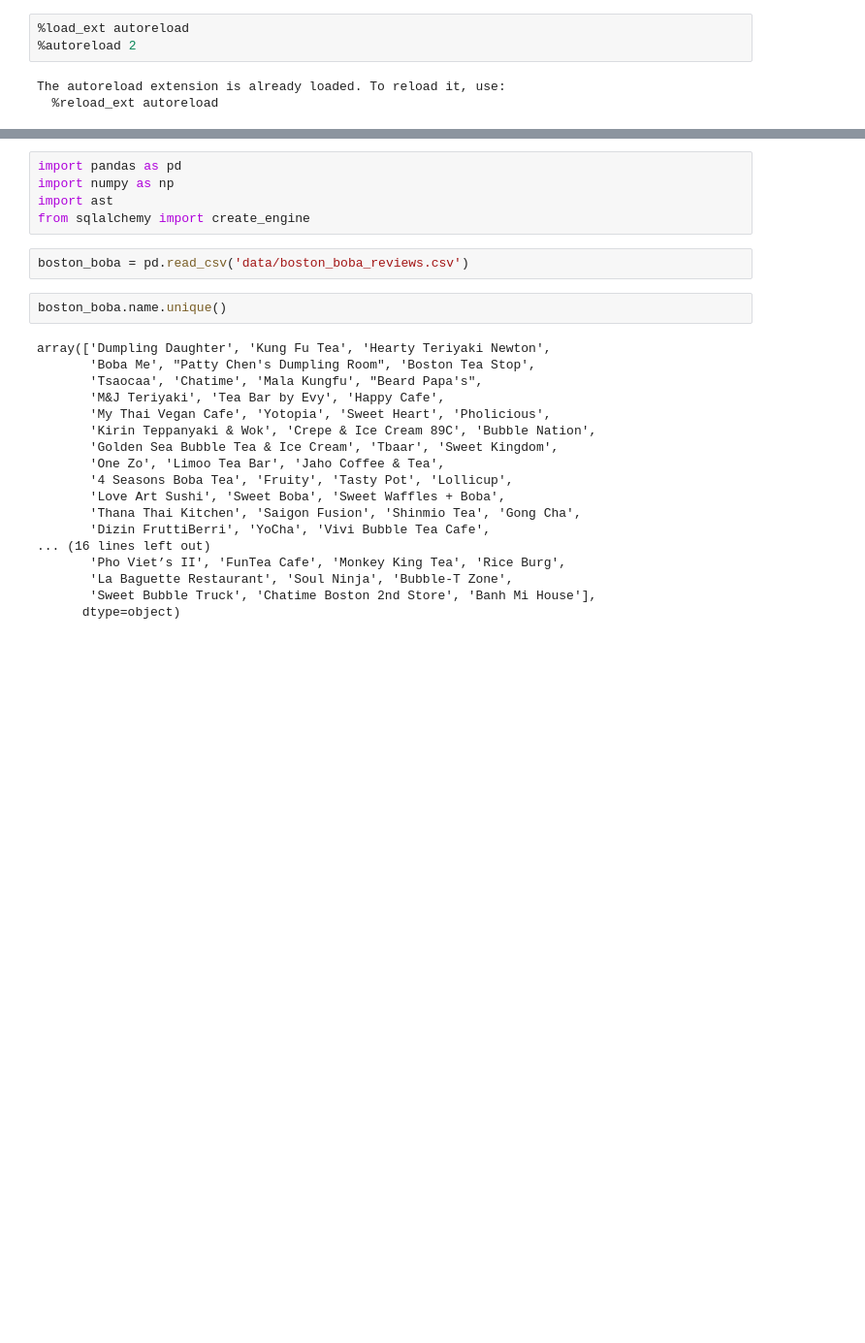
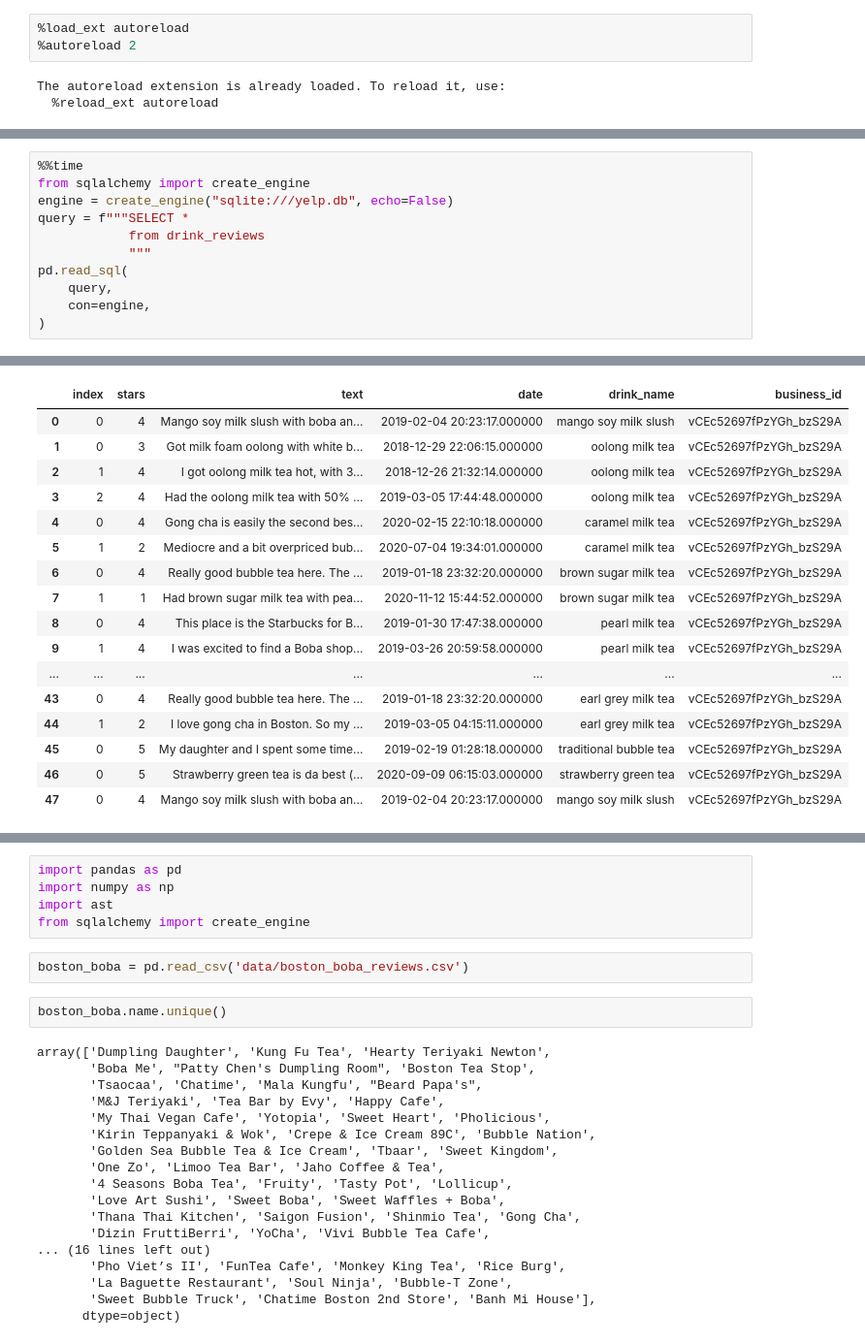
Before and after one commit to justinxu421/restaurant_planner, a Jupyter notebook: boba_flask_app/BobaApp/analyze_boston_boba.ipynb, the cells around one changed output, grey strips where cells are left out. Shown at 97% size. Cells and saved outputs as stored; diff of their text form; blank space fills up the shorter version.

Commit message:
start to read from databases, TODO: write to the database

```diff
--- a/boba_flask_app/BobaApp/analyze_boston_boba.ipynb
+++ b/boba_flask_app/BobaApp/analyze_boston_boba.ipynb
@@ -70,0 +84,12 @@ Wall time: 4.24 ms
+# %%
+%%time
+from sqlalchemy import create_engine
+engine = create_engine("sqlite:///yelp.db", echo=False)
+query = f"""SELECT *
+            from drink_reviews
+            """
+pd.read_sql(
+    query,
+    con=engine,
+)
+# %% [output]
@@ -70,0 +98,17 @@ Wall time: 4.24 ms
+|  | index | stars | text | date | drink_name | business_id |
+| 0 | 0 | 4 | Mango soy milk slush with boba an... | 2019-02-04 20:23:17.000000 | mango soy milk slush | vCEc52697fPzYGh_bzS29A |
+| 1 | 0 | 3 | Got milk foam oolong with white b... | 2018-12-29 22:06:15.000000 | oolong milk tea | vCEc52697fPzYGh_bzS29A |
+| 2 | 1 | 4 | I got oolong milk tea hot, with 3... | 2018-12-26 21:32:14.000000 | oolong milk tea | vCEc52697fPzYGh_bzS29A |
+| 3 | 2 | 4 | Had the oolong milk tea with 50% ... | 2019-03-05 17:44:48.000000 | oolong milk tea | vCEc52697fPzYGh_bzS29A |
+| 4 | 0 | 4 | Gong cha is easily the second bes... | 2020-02-15 22:10:18.000000 | caramel milk tea | vCEc52697fPzYGh_bzS29A |
+| 5 | 1 | 2 | Mediocre and a bit overpriced bub... | 2020-07-04 19:34:01.000000 | caramel milk tea | vCEc52697fPzYGh_bzS29A |
+| 6 | 0 | 4 | Really good bubble tea here. The ... | 2019-01-18 23:32:20.000000 | brown sugar milk tea | vCEc52697fPzYGh_bzS29A |
+| 7 | 1 | 1 | Had brown sugar milk tea with pea... | 2020-11-12 15:44:52.000000 | brown sugar milk tea | vCEc52697fPzYGh_bzS29A |
+| 8 | 0 | 4 | This place is the Starbucks for B... | 2019-01-30 17:47:38.000000 | pearl milk tea | vCEc52697fPzYGh_bzS29A |
+| 9 | 1 | 4 | I was excited to find a Boba shop... | 2019-03-26 20:59:58.000000 | pearl milk tea | vCEc52697fPzYGh_bzS29A |
+| ... | ... | ... | ... | ... | ... | ... |
+| 43 | 0 | 4 | Really good bubble tea here. The ... | 2019-01-18 23:32:20.000000 | earl grey milk tea | vCEc52697fPzYGh_bzS29A |
+| 44 | 1 | 2 | I love gong cha in Boston. So my ... | 2019-03-05 04:15:11.000000 | earl grey milk tea | vCEc52697fPzYGh_bzS29A |
+| 45 | 0 | 5 | My daughter and I spent some time... | 2019-02-19 01:28:18.000000 | traditional bubble tea | vCEc52697fPzYGh_bzS29A |
+| 46 | 0 | 5 | Strawberry green tea is da best (... | 2020-09-09 06:15:03.000000 | strawberry green tea | vCEc52697fPzYGh_bzS29A |
+| 47 | 0 | 4 | Mango soy milk slush with boba an... | 2019-02-04 20:23:17.000000 | mango soy milk slush | vCEc52697fPzYGh_bzS29A |
```
Also changed, not shown: parts of 12 cells of this notebook, 3 other files.
